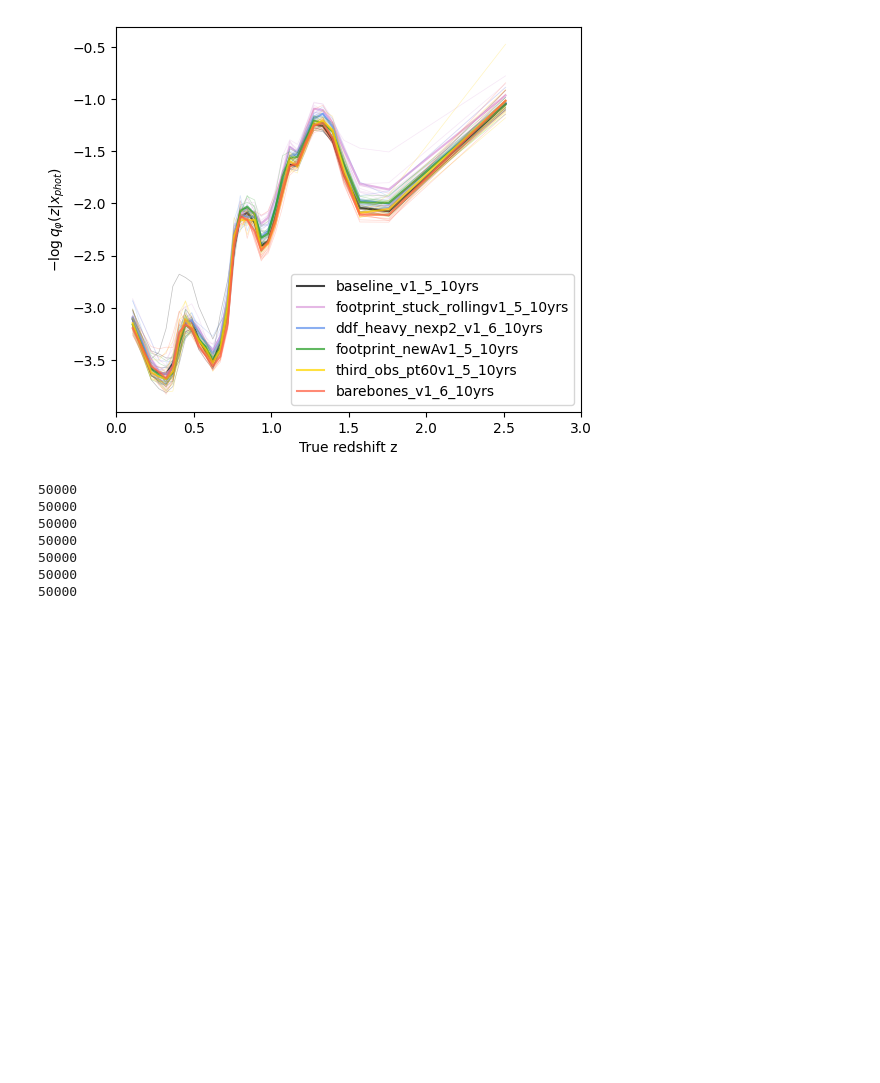
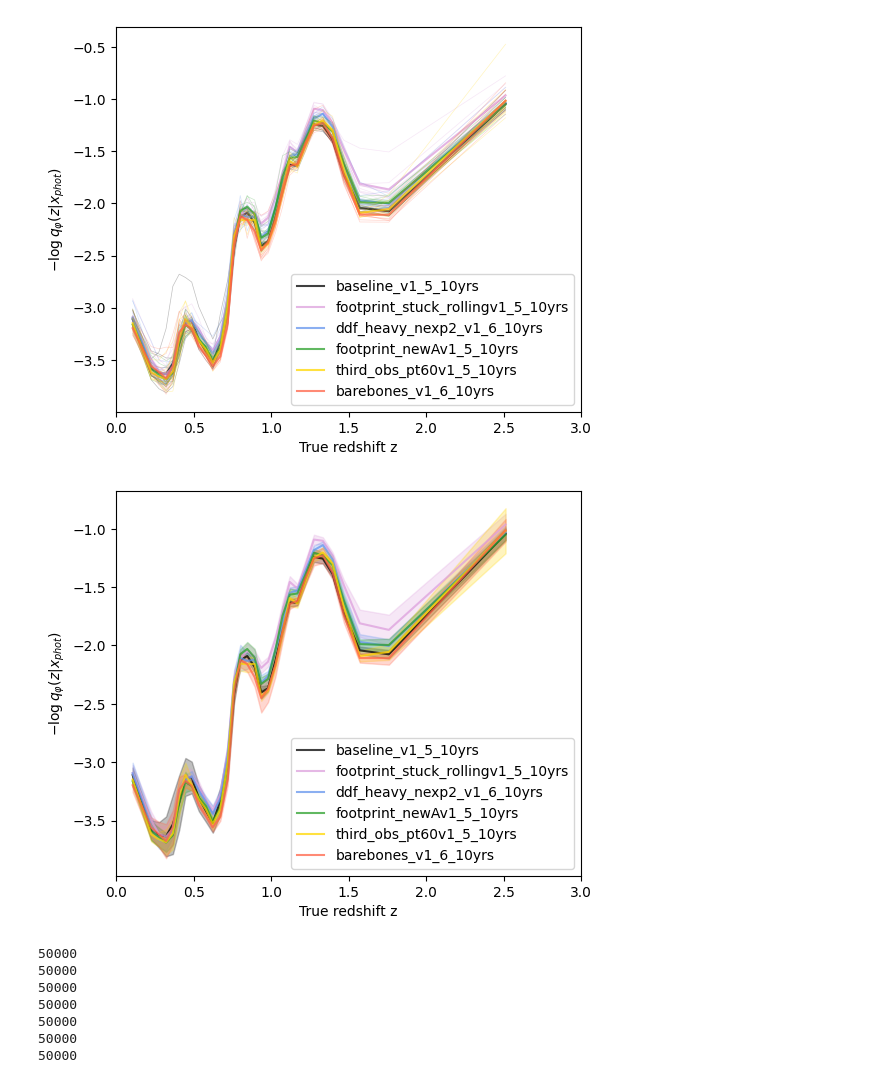
Before and after one commit to aimalz/TheLastMetric, a Jupyter notebook: Example_TLM.ipynb, the cells around one changed output. Cells and saved outputs as stored; diff of their text form; code cells hidden in the pictures; blank space fills up the shorter version.

Commit message:
now plotting metric as function of redshift with error bars over ensemble

```diff
--- a/Example_TLM.ipynb
+++ b/Example_TLM.ipynb
@@ -564,4 +564,20 @@ plt.xlim(0,3);
 # TODO: fix y axis: this is -MILB, including entropy and as f(z)
 # %% [output]
 [figure]
+# %%
+plt.figure(figsize=(6,5))
+for which_os in available_os:
+  sig = np.std(mis[which_os], axis=0)
+  # for j in range(10):
+  #   plt.plot(b_centers, -mis[which_os][j], color=os_colors[which_os], alpha=0.25, linewidth=0.5)
+  mu = np.mean(-mis[which_os], axis=0)
+  plt.plot(b_centers, mu, label=os_names[which_os], color=os_colors[which_os], alpha=0.75)
+  plt.fill_between(b_centers, mu - sig, mu + sig, color=os_colors[which_os], alpha=0.25)
+plt.legend()
+plt.ylabel(r'$- \log q_{\varphi} (z | x_{phot})$')
+plt.xlabel('True redshift z')
+plt.xlim(0,3);
+# TODO: fix y axis: this is -MILB, including entropy and as f(z)
+# %% [output]
+[figure, added]
 # %%
```
Also changed, not shown: parts of 1 cell of this notebook.
